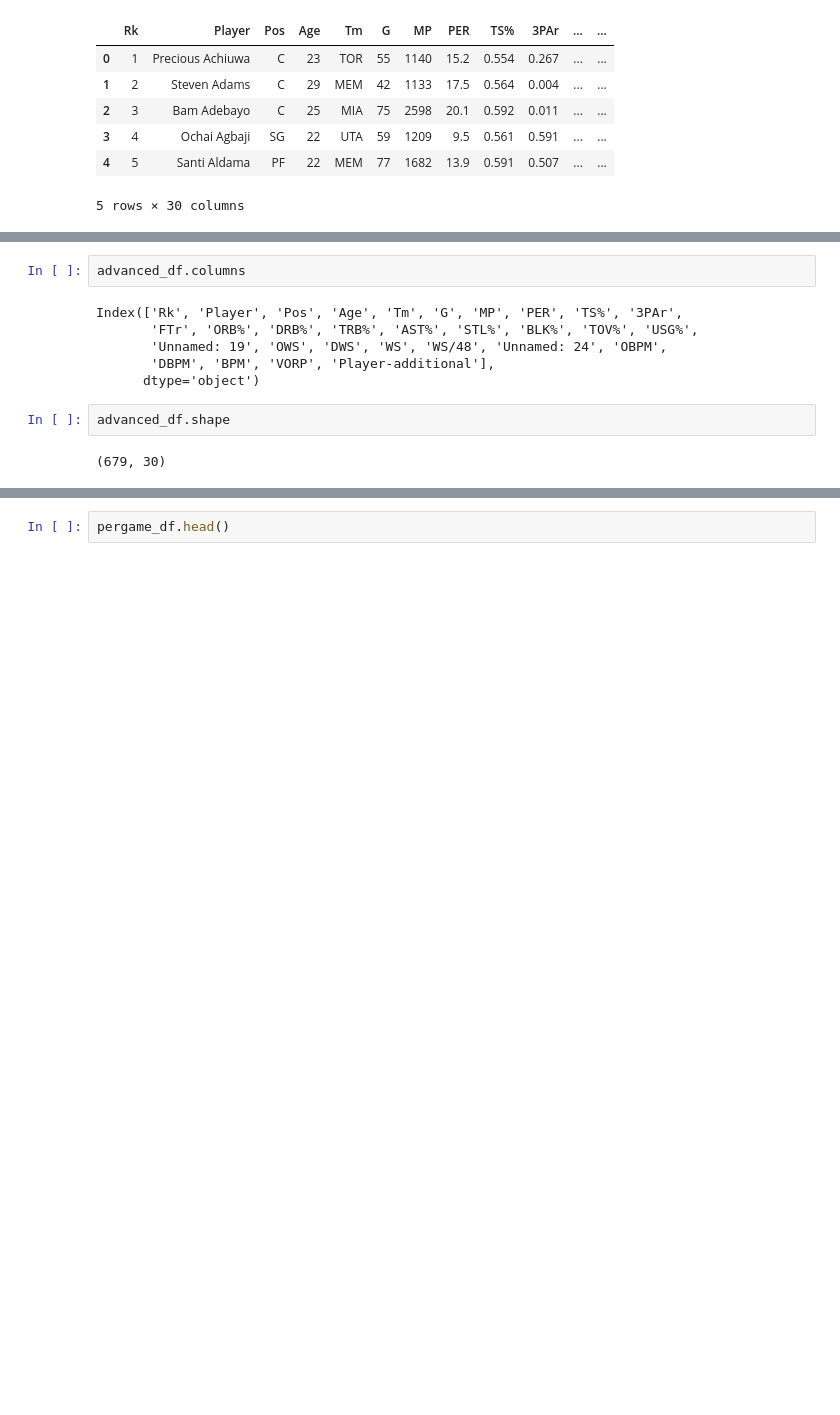
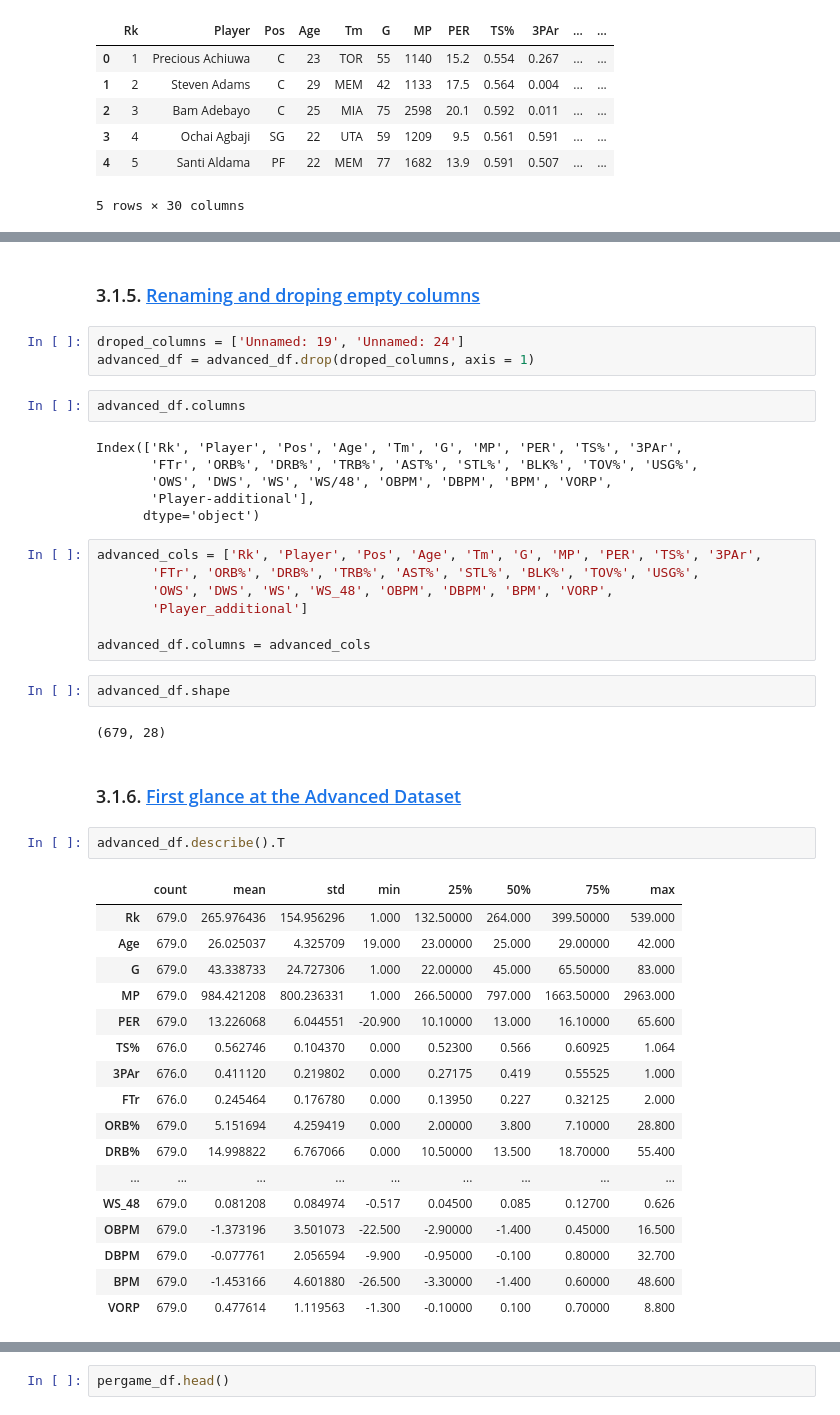
Before and after one commit to brunopiato/NBA_2022-2023, a Jupyter notebook: NBA_Season22_23.ipynb, the cells around one changed output, grey strips where cells are left out. Drawn from its saved outputs; the diff is of its cells as text; blank space fills up the shorter version.

Commit message:
importing data and first exploration endeavor

```diff
--- a/NBA_Season22_23.ipynb
+++ b/NBA_Season22_23.ipynb
@@ -59,12 +204,46 @@ advanced_df.head()
+# %% [markdown]
+### 3.1.5. <a id='toc3_1_5_'></a>[Renaming and droping empty columns](#toc0_)
+# %%
+droped_columns = ['Unnamed: 19', 'Unnamed: 24']
+advanced_df = advanced_df.drop(droped_columns, axis = 1)
 # %%
 advanced_df.columns
 # %% [output]
 Index(['Rk', 'Player', 'Pos', 'Age', 'Tm', 'G', 'MP', 'PER', 'TS%', '3PAr',
        'FTr', 'ORB%', 'DRB%', 'TRB%', 'AST%', 'STL%', 'BLK%', 'TOV%', 'USG%',
-       'Unnamed: 19', 'OWS', 'DWS', 'WS', 'WS/48', 'Unnamed: 24', 'OBPM',
-       'DBPM', 'BPM', 'VORP', 'Player-additional'],
+       'OWS', 'DWS', 'WS', 'WS/48', 'OBPM', 'DBPM', 'BPM', 'VORP',
+       'Player-additional'],
       dtype='object')
+# %%
+advanced_cols = ['Rk', 'Player', 'Pos', 'Age', 'Tm', 'G', 'MP', 'PER', 'TS%', '3PAr',
+       'FTr', 'ORB%', 'DRB%', 'TRB%', 'AST%', 'STL%', 'BLK%', 'TOV%', 'USG%',
+       'OWS', 'DWS', 'WS', 'WS_48', 'OBPM', 'DBPM', 'BPM', 'VORP',
+       'Player_additional']
+
+advanced_df.columns = advanced_cols
 # %%
 advanced_df.shape
 # %% [output]
-(679, 30)
+(679, 28)
+# %% [markdown]
+### 3.1.6. <a id='toc3_1_6_'></a>[First glance at the Advanced Dataset](#toc0_)
+# %%
+advanced_df.describe().T
+# %% [output]
+|  | count | mean | std | min | 25% | 50% | 75% | max |
+| Rk | 679.0 | 265.976436 | 154.956296 | 1.000 | 132.50000 | 264.000 | 399.50000 | 539.000 |
+| Age | 679.0 | 26.025037 | 4.325709 | 19.000 | 23.00000 | 25.000 | 29.00000 | 42.000 |
+| G | 679.0 | 43.338733 | 24.727306 | 1.000 | 22.00000 | 45.000 | 65.50000 | 83.000 |
+| MP | 679.0 | 984.421208 | 800.236331 | 1.000 | 266.50000 | 797.000 | 1663.50000 | 2963.000 |
+| PER | 679.0 | 13.226068 | 6.044551 | -20.900 | 10.10000 | 13.000 | 16.10000 | 65.600 |
+| TS% | 676.0 | 0.562746 | 0.104370 | 0.000 | 0.52300 | 0.566 | 0.60925 | 1.064 |
+| 3PAr | 676.0 | 0.411120 | 0.219802 | 0.000 | 0.27175 | 0.419 | 0.55525 | 1.000 |
+| FTr | 676.0 | 0.245464 | 0.176780 | 0.000 | 0.13950 | 0.227 | 0.32125 | 2.000 |
+| ORB% | 679.0 | 5.151694 | 4.259419 | 0.000 | 2.00000 | 3.800 | 7.10000 | 28.800 |
+| DRB% | 679.0 | 14.998822 | 6.767066 | 0.000 | 10.50000 | 13.500 | 18.70000 | 55.400 |
+| ... | ... | ... | ... | ... | ... | ... | ... | ... |
+| WS_48 | 679.0 | 0.081208 | 0.084974 | -0.517 | 0.04500 | 0.085 | 0.12700 | 0.626 |
+| OBPM | 679.0 | -1.373196 | 3.501073 | -22.500 | -2.90000 | -1.400 | 0.45000 | 16.500 |
+| DBPM | 679.0 | -0.077761 | 2.056594 | -9.900 | -0.95000 | -0.100 | 0.80000 | 32.700 |
+| BPM | 679.0 | -1.453166 | 4.601880 | -26.500 | -3.30000 | -1.400 | 0.60000 | 48.600 |
+| VORP | 679.0 | 0.477614 | 1.119563 | -1.300 | -0.10000 | 0.100 | 0.70000 | 8.800 |
```
Also changed, not shown: parts of 25 cells of this notebook, 3 other files.
